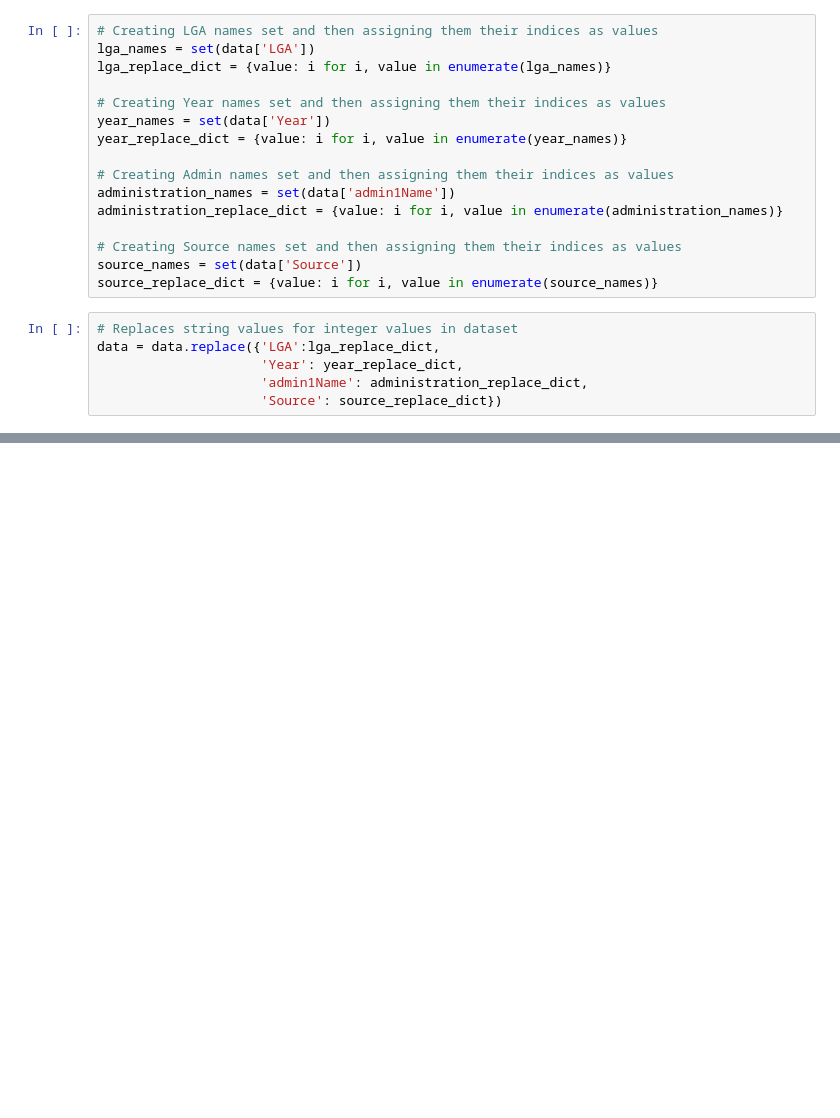
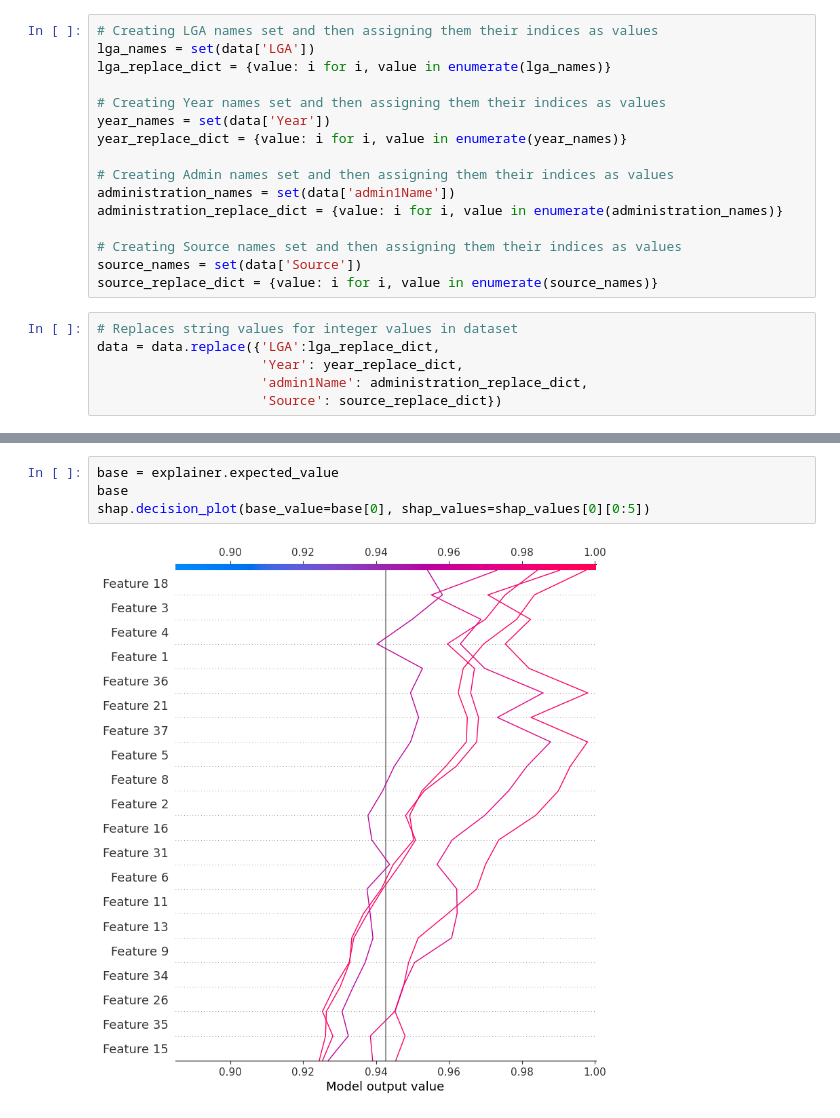
Before and after one commit to DQ4781/LF-ShapAnalysis, a Jupyter notebook: notebooks/rfr.ipynb, the cells around one changed output, grey strips where cells are left out. Saved outputs shown, nothing was run; the diff lists cells and outputs as text; blank space fills up the shorter version.

```diff
--- a/notebooks/rfr.ipynb
+++ b/notebooks/rfr.ipynb
@@ -162,0 +164,6 @@ plt.show()
+# %%
+base = explainer.expected_value
+base
+shap.decision_plot(base_value=base[0], shap_values=shap_values[0][0:5])
+# %% [output]
+[figure, added]
```
Also changed, not shown: parts of 20 cells of this notebook.
